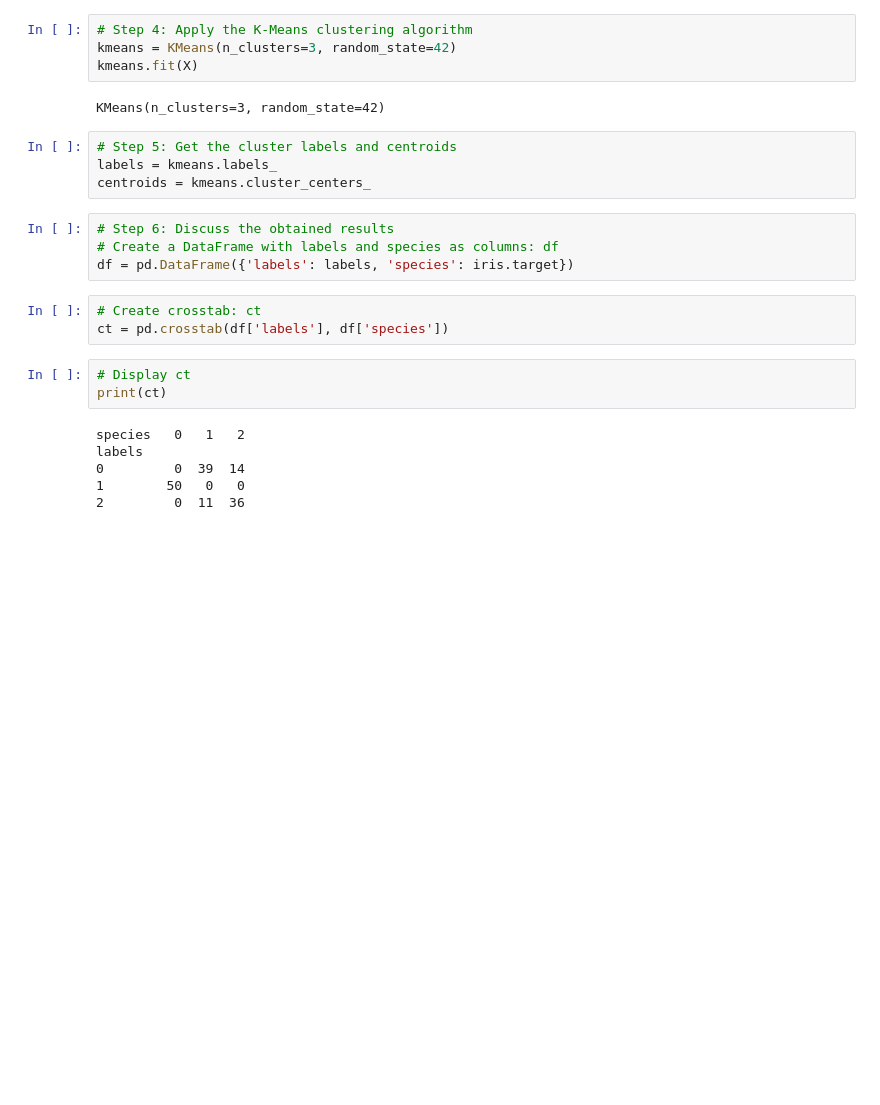
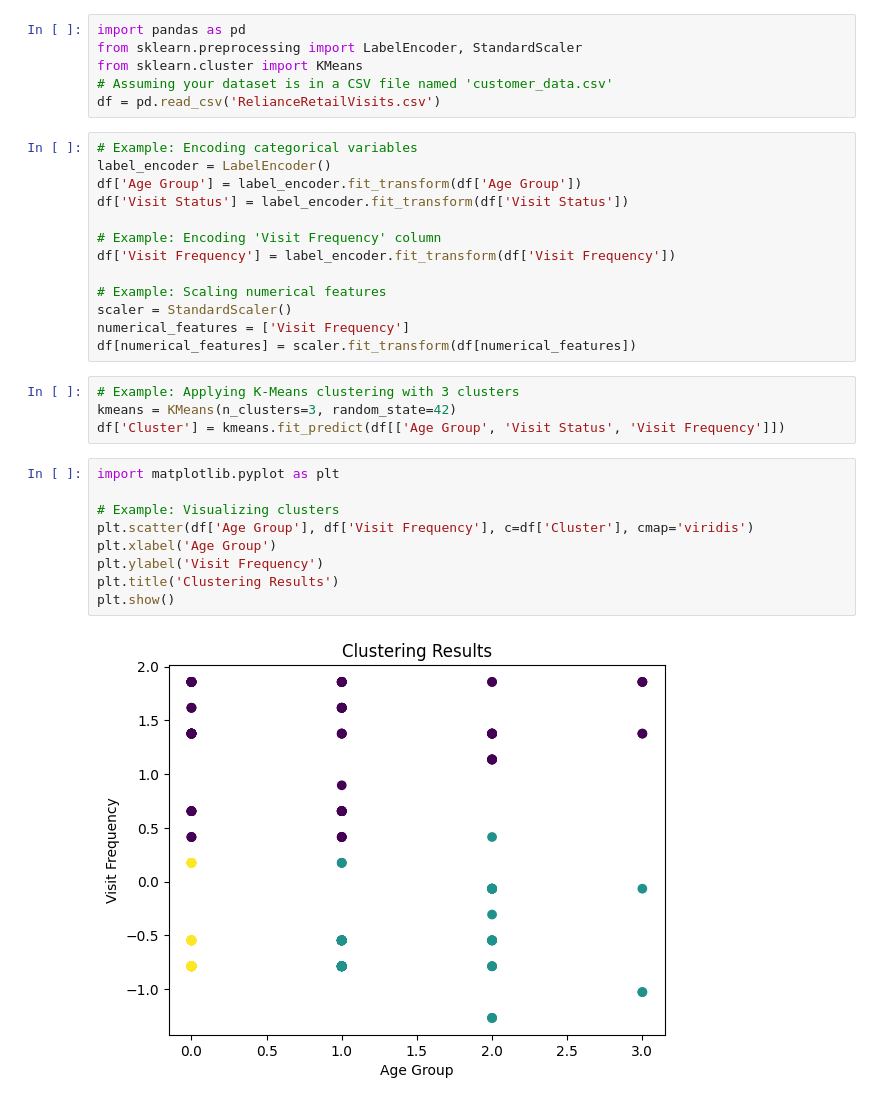
Before and after one commit to EzzOps/DataMining-Project, a Jupyter notebook: main-clustering.ipynb, the cells around one changed output. Saved outputs shown, nothing was run; the diff lists cells and outputs as text; blank space fills up the shorter version.

```diff
--- a/main-clustering.ipynb
+++ b/main-clustering.ipynb
@@ -16,26 +1,34 @@ X = scaler.fit_transform(X)
+# %%
+import pandas as pd
+from sklearn.preprocessing import LabelEncoder, StandardScaler
+from sklearn.cluster import KMeans
+# Assuming your dataset is in a CSV file named 'customer_data.csv'
+df = pd.read_csv('RelianceRetailVisits.csv')
+# %%
+# Example: Encoding categorical variables
+label_encoder = LabelEncoder()
+df['Age Group'] = label_encoder.fit_transform(df['Age Group'])
+df['Visit Status'] = label_encoder.fit_transform(df['Visit Status'])
+
+# Example: Encoding 'Visit Frequency' column
+df['Visit Frequency'] = label_encoder.fit_transform(df['Visit Frequency'])
+
+# Example: Scaling numerical features
+scaler = StandardScaler()
+numerical_features = ['Visit Frequency']
+df[numerical_features] = scaler.fit_transform(df[numerical_features])
 # %%
-# Step 4: Apply the K-Means clustering algorithm
+# Example: Applying K-Means clustering with 3 clusters
 kmeans = KMeans(n_clusters=3, random_state=42)
-kmeans.fit(X)
+df['Cluster'] = kmeans.fit_predict(df[['Age Group', 'Visit Status', 'Visit Frequency']])
-# %% [output]
-KMeans(n_clusters=3, random_state=42)
-# %%
-# Step 5: Get the cluster labels and centroids
-labels = kmeans.labels_
-centroids = kmeans.cluster_centers_
-# %%
-# Step 6: Discuss the obtained results
-# Create a DataFrame with labels and species as columns: df
-df = pd.DataFrame({'labels': labels, 'species': iris.target})
-# %%
-# Create crosstab: ct
-ct = pd.crosstab(df['labels'], df['species'])
-# %%
-# Display ct
-print(ct)
-# %% [output]
-species   0   1   2
-labels
-0         0  39  14
-1        50   0   0
-2         0  11  36
+# %%
+import matplotlib.pyplot as plt
+
+# Example: Visualizing clusters
+plt.scatter(df['Age Group'], df['Visit Frequency'], c=df['Cluster'], cmap='viridis')
+plt.xlabel('Age Group')
+plt.ylabel('Visit Frequency')
+plt.title('Clustering Results')
+plt.show()
+# %% [output]
+[figure, added]
```
Also changed, not shown: parts of 4 cells of this notebook, 1 other file.
